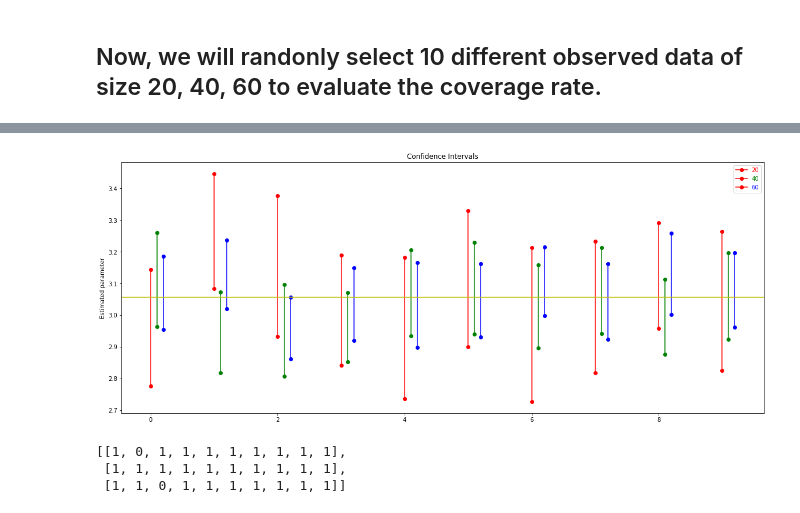
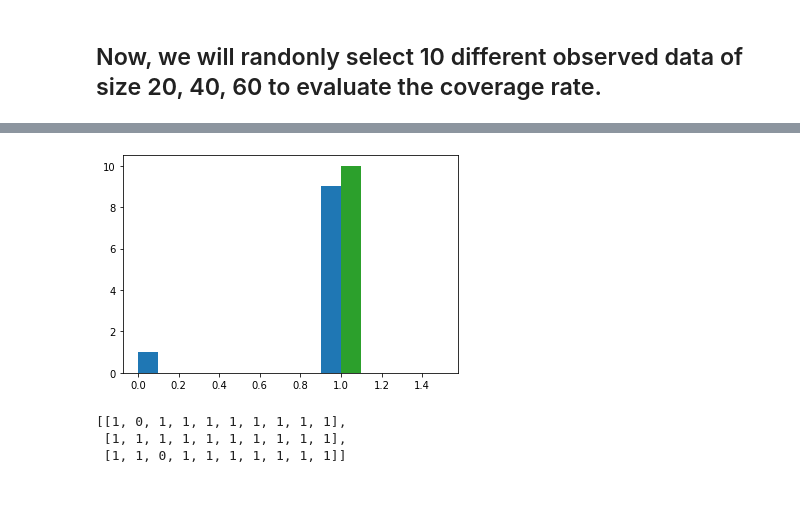
Before and after one commit to rwaples/resampling, a Jupyter notebook: resample.ipynb, the cells around one changed output, grey strips where cells are left out. Cells and saved outputs as stored; diff of their text form; code cells hidden in the pictures.

```diff
--- a/resample.ipynb
+++ b/resample.ipynb
@@ -71,9 +71,9 @@ width_mean_bt = bootstrap(obs_width, 10000, mean)
 # %%
 def get_CI_normal(data, confidence, est_param):
     '''
-    data: data to estimate
-    confidence: width of the interval
-    est_param: value of the estimated parameter of the original data
+    @data: estimated parameters (e.g. means of 1000 resample data)
+    @confidence: width of the interval
+    @est_param: value of the estimated parameter of the data that is resampled
     '''
     qnorm = abs(norm.ppf((1 - confidence) / 2))
 
@@ -83,7 +83,7 @@ def get_CI_normal(data, confidence, est_param):
     return lower, upper
 
 
-def get_CI_quantile(data, confidence, est_param):
+def get_CI_quantile(data, confidence, est_param=None):
 
     cutoff = (1 - confidence) / 2
     lower = np.quantile(data, cutoff)
@@ -92,7 +92,7 @@ def get_CI_quantile(data, confidence, est_param):
     return lower, upper
 
 
-def get_CI_biased_corrected_norm(data, confidence, est_param):
+def get_CI_biased_corrected_norm(data, confidence, est_param=None):
     param_bar = mean(data)
     est_bias = param_bar - est_param
     est_param -= est_bias
@@ -276,3 +277,11 @@ bt_coverage
  [1, 1, 1, 1, 1, 1, 1, 1, 1, 1],
  [1, 1, 1, 1, 1, 1, 1, 1, 1, 1]]
+# %%
+for coverage in bt_coverage:
+
+    #kwargs = dict(histtype='stepfilled', alpha=0.3, normed=True, bins=40)
+
+    plt.hist(coverage)
+# %% [output]
+[figure, added]
 # %%
@@ -313,9 +339,7 @@ def jk_replicate(data, size, pop_value, est_function, confidence, nfold=None):
 
     return coverage
 # %%
-jk_coverage = jk_replicate(sepal_width, obs_size, pop_mean, mean, 0.95)
+jk_coverage = jk_replicate(sepal_width, obs_size, 10, mean, 0.95)
-# %% [output]
-[figure, removed]
 # %%
 jk_coverage
 # %% [output]
```
Also changed, not shown: parts of 21 cells of this notebook.
